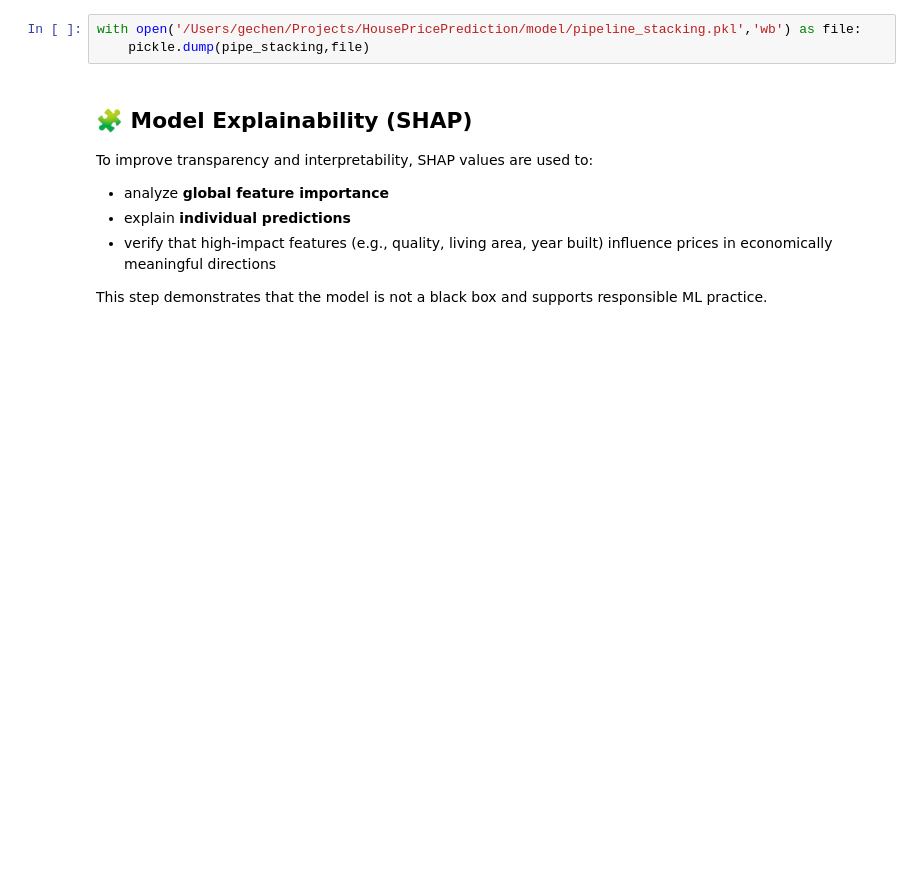
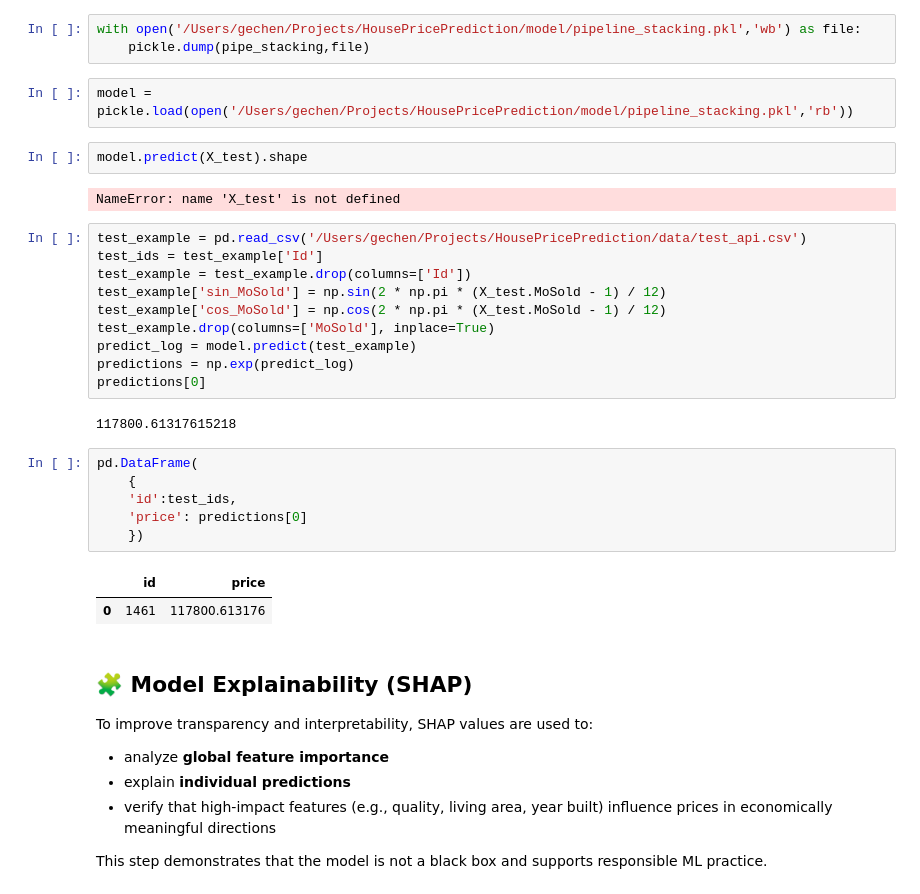
Before and after one commit to Gechen989898/HousePricePrediction, a Jupyter notebook: notebooks/house_price_prediction.ipynb, the cells around one changed output. Cells and saved outputs as stored; diff of their text form; blank space fills up the shorter version.

```diff
--- a/notebooks/house_price_prediction.ipynb
+++ b/notebooks/house_price_prediction.ipynb
@@ -1038,6 +1051,33 @@ import pickle # Export Pipeline as pickle file
 # %%
 with open('/Users/gechen/Projects/HousePricePrediction/model/pipeline_stacking.pkl','wb') as file:
     pickle.dump(pipe_stacking,file)
+# %%
+model = pickle.load(open('/Users/gechen/Projects/HousePricePrediction/model/pipeline_stacking.pkl','rb'))
+# %%
+model.predict(X_test).shape
+# %% [output]
+NameError: name 'X_test' is not defined
+# %%
+test_example = pd.read_csv('/Users/gechen/Projects/HousePricePrediction/data/test_api.csv')
+test_ids = test_example['Id']
+test_example = test_example.drop(columns=['Id'])
+test_example['sin_MoSold'] = np.sin(2 * np.pi * (X_test.MoSold - 1) / 12)
+test_example['cos_MoSold'] = np.cos(2 * np.pi * (X_test.MoSold - 1) / 12)
+test_example.drop(columns=['MoSold'], inplace=True)
+predict_log = model.predict(test_example)
+predictions = np.exp(predict_log)
+predictions[0]
+# %% [output]
+117800.61317615218
+# %%
+pd.DataFrame(
+    {
+    'id':test_ids,
+    'price': predictions[0]
+    })
+# %% [output]
+|  | id | price |
+| 0 | 1461 | 117800.613176 |
 # %% [markdown]
 ## 🧩 Model Explainability (SHAP)
 
```
Also changed, not shown: parts of 23 cells of this notebook, 2 other files.
